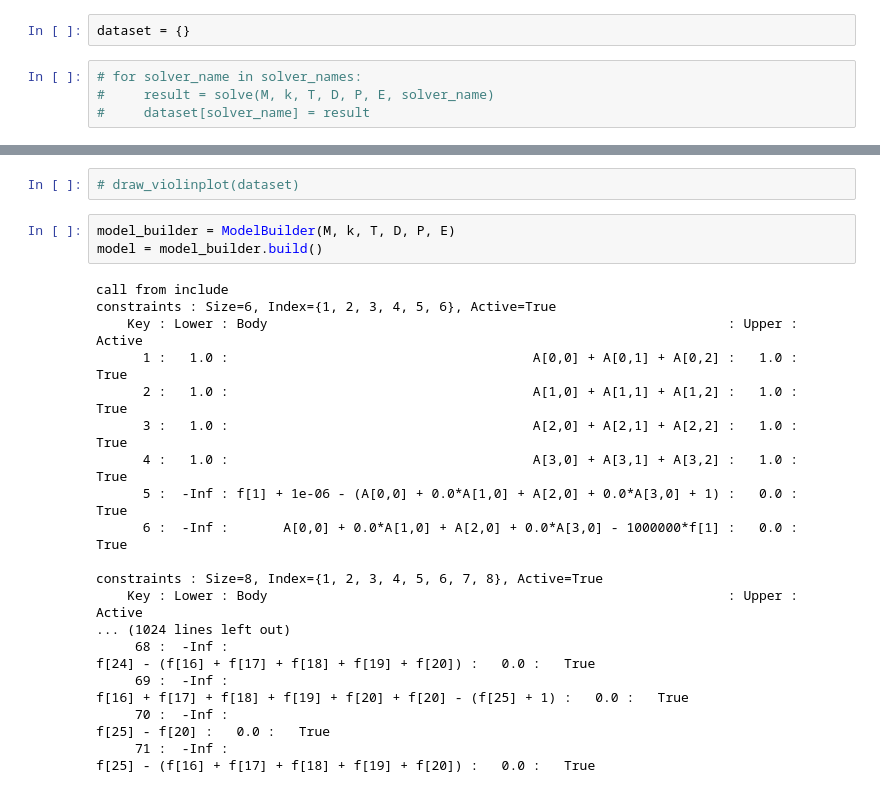
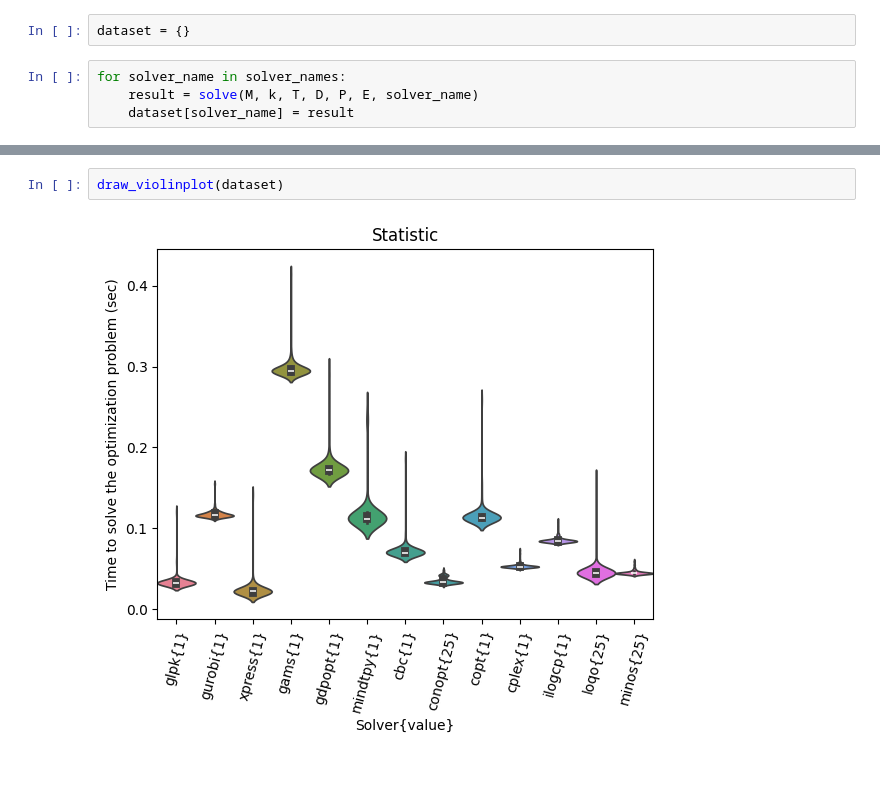
Before and after one commit to Dambr/yewking, a Jupyter notebook: task_description/publication_2.ipynb, the cells around one changed output, grey strips where cells are left out. Drawn from its saved outputs; the diff is of its cells as text.

```diff
--- a/task_description/publication_2.ipynb
+++ b/task_description/publication_2.ipynb
@@ -152,6 +152,6 @@ def draw_violinplot(dataset):
 # %%
 dataset = {}
 # %%
-# for solver_name in solver_names:
-#     result = solve(M, k, T, D, P, E, solver_name)
-#     dataset[solver_name] = result
+for solver_name in solver_names:
+    result = solve(M, k, T, D, P, E, solver_name)
+    dataset[solver_name] = result
@@ -158,23 +172,4 @@ dataset = {}
 # %%
-# draw_violinplot(dataset)
+draw_violinplot(dataset)
+# %% [output]
+[figure, added]
-# %%
-model_builder = ModelBuilder(M, k, T, D, P, E)
-model = model_builder.build()
-# %% [output]
-call from include
-constraints : Size=6, Index={1, 2, 3, 4, 5, 6}, Active=True
-    Key : Lower : Body                                                           : Upper : Active
-      1 :   1.0 :                                       A[0,0] + A[0,1] + A[0,2] :   1.0 :   True
-      2 :   1.0 :                                       A[1,0] + A[1,1] + A[1,2] :   1.0 :   True
-      3 :   1.0 :                                       A[2,0] + A[2,1] + A[2,2] :   1.0 :   True
-      4 :   1.0 :                                       A[3,0] + A[3,1] + A[3,2] :   1.0 :   True
-      5 :  -Inf : f[1] + 1e-06 - (A[0,0] + 0.0*A[1,0] + A[2,0] + 0.0*A[3,0] + 1) :   0.0 :   True
-      6 :  -Inf :       A[0,0] + 0.0*A[1,0] + A[2,0] + 0.0*A[3,0] - 1000000*f[1] :   0.0 :   True
-
-constraints : Size=8, Index={1, 2, 3, 4, 5, 6, 7, 8}, Active=True
-    Key : Lower : Body                                                           : Upper : Active
-... (1024 lines left out)
-     68 :  -Inf :                                                                                               f[24] - (f[16] + f[17] + f[18] + f[19] + f[20]) :   0.0 :   True
-     69 :  -Inf :                                                                                   f[16] + f[17] + f[18] + f[19] + f[20] + f[20] - (f[25] + 1) :   0.0 :   True
-     70 :  -Inf :                                                                                                                                 f[25] - f[20] :   0.0 :   True
-     71 :  -Inf :                                                                                               f[25] - (f[16] + f[17] + f[18] + f[19] + f[20]) :   0.0 :   True
```
Also changed, not shown: parts of 1 cell of this notebook, 9 other files.
